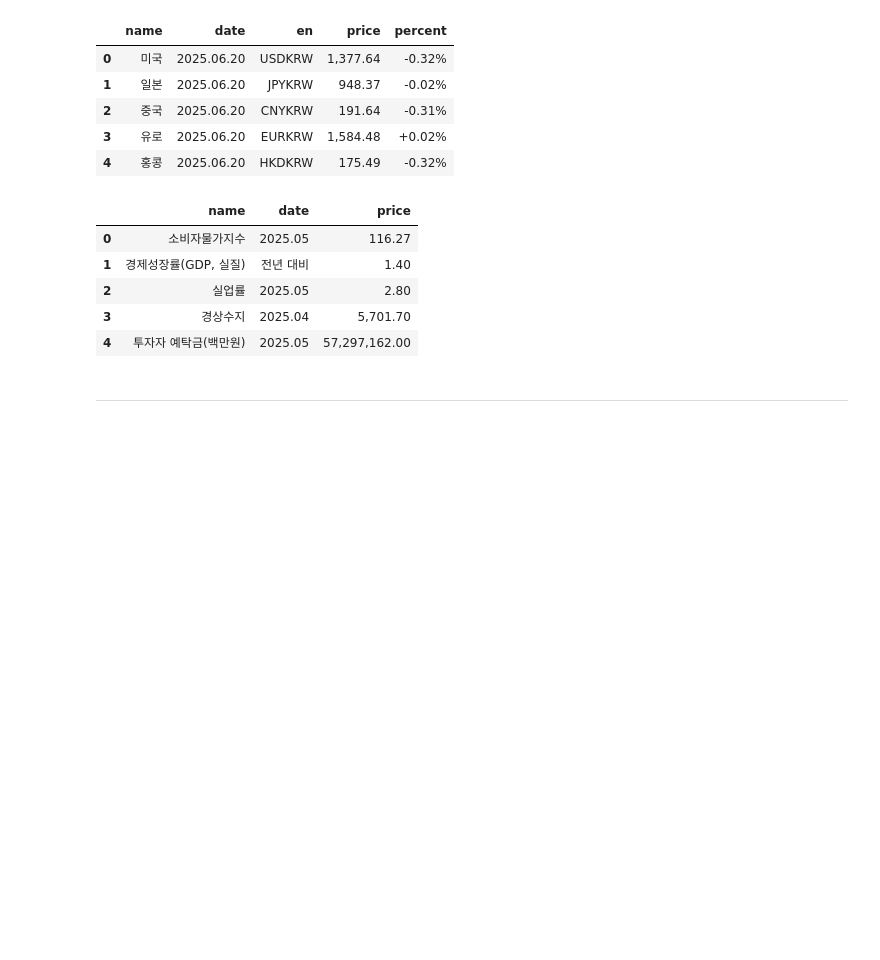
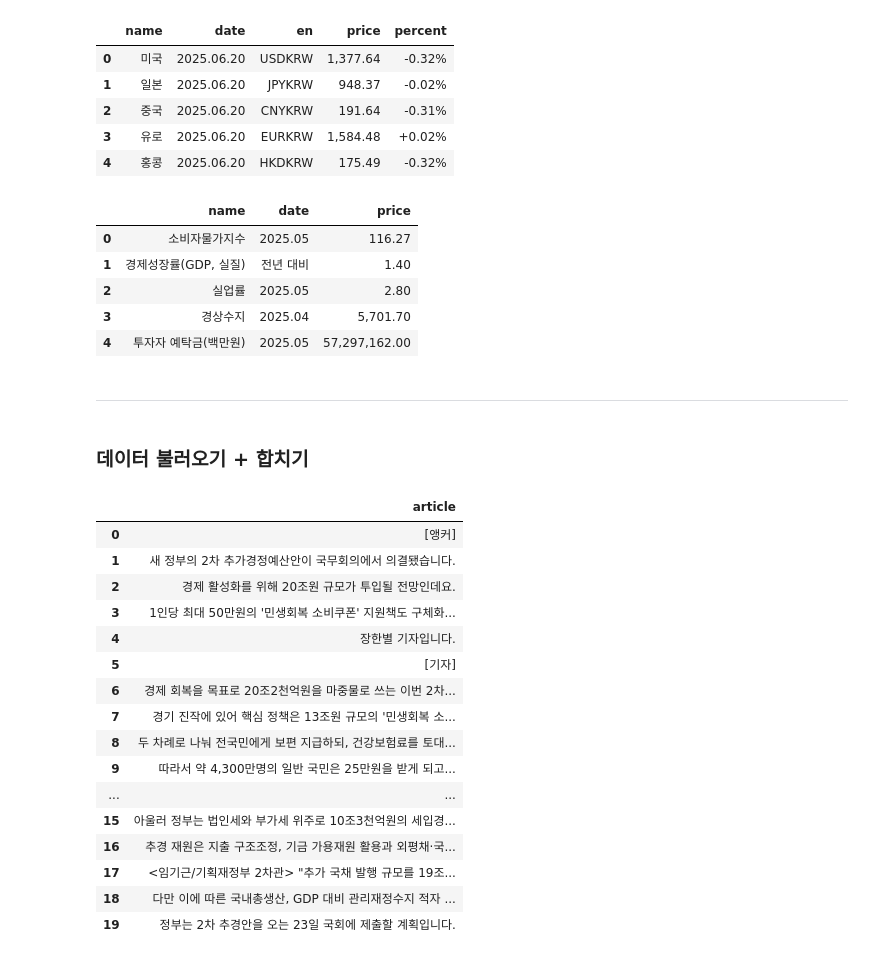
Before and after one commit to Jeeunun/AWS_3tier_Architecture_project, a Jupyter notebook: 3.wordcloud.ipynb, the cells around one changed output. Drawn from its saved outputs; the diff is of its cells as text; code cells hidden in the pictures; blank space fills up the shorter version.

```diff
--- a/3.wordcloud.ipynb
+++ b/3.wordcloud.ipynb
@@ -24,3 +24,28 @@ indicators
 | 4 | 투자자 예탁금(백만원) | 2025.05 | 57,297,162.00 |
 # %% [markdown]
 ********************
+# %% [markdown]
+### 데이터 불러오기 + 합치기
+# %%
+yh = pd.read_csv('./article/article_yh.csv')
+yh = yh.drop('Unnamed: 0', axis=1)
+yh = yh.rename(columns={'0':'article'})
+yh
+# %% [output]
+|  | article |
+| 0 | [앵커] |
+| 1 | 새 정부의 2차 추가경정예산안이 국무회의에서 의결됐습니다. |
+| 2 | 경제 활성화를 위해 20조원 규모가 투입될 전망인데요. |
+| 3 | 1인당 최대 50만원의 '민생회복 소비쿠폰' 지원책도 구체화... |
+| 4 | 장한별 기자입니다. |
+| 5 | [기자] |
+| 6 | 경제 회복을 목표로 20조2천억원을 마중물로 쓰는 이번 2차... |
+| 7 | 경기 진작에 있어 핵심 정책은 13조원 규모의 '민생회복 소... |
+| 8 | 두 차례로 나눠 전국민에게 보편 지급하되, 건강보험료를 토대... |
+| 9 | 따라서 약 4,300만명의 일반 국민은 25만원을 받게 되고... |
+| ... | ... |
+| 15 | 아울러 정부는 법인세와 부가세 위주로 10조3천억원의 세입경... |
+| 16 | 추경 재원은 지출 구조조정, 기금 가용재원 활용과 외평채·국... |
+| 17 | <임기근/기획재정부 2차관> "추가 국채 발행 규모를 19조... |
+| 18 | 다만 이에 따른 국내총생산, GDP 대비 관리재정수지 적자 ... |
+| 19 | 정부는 2차 추경안을 오는 23일 국회에 제출할 계획입니다. |
```
Also changed, not shown: parts of 8 cells of this notebook, 2 other files.
